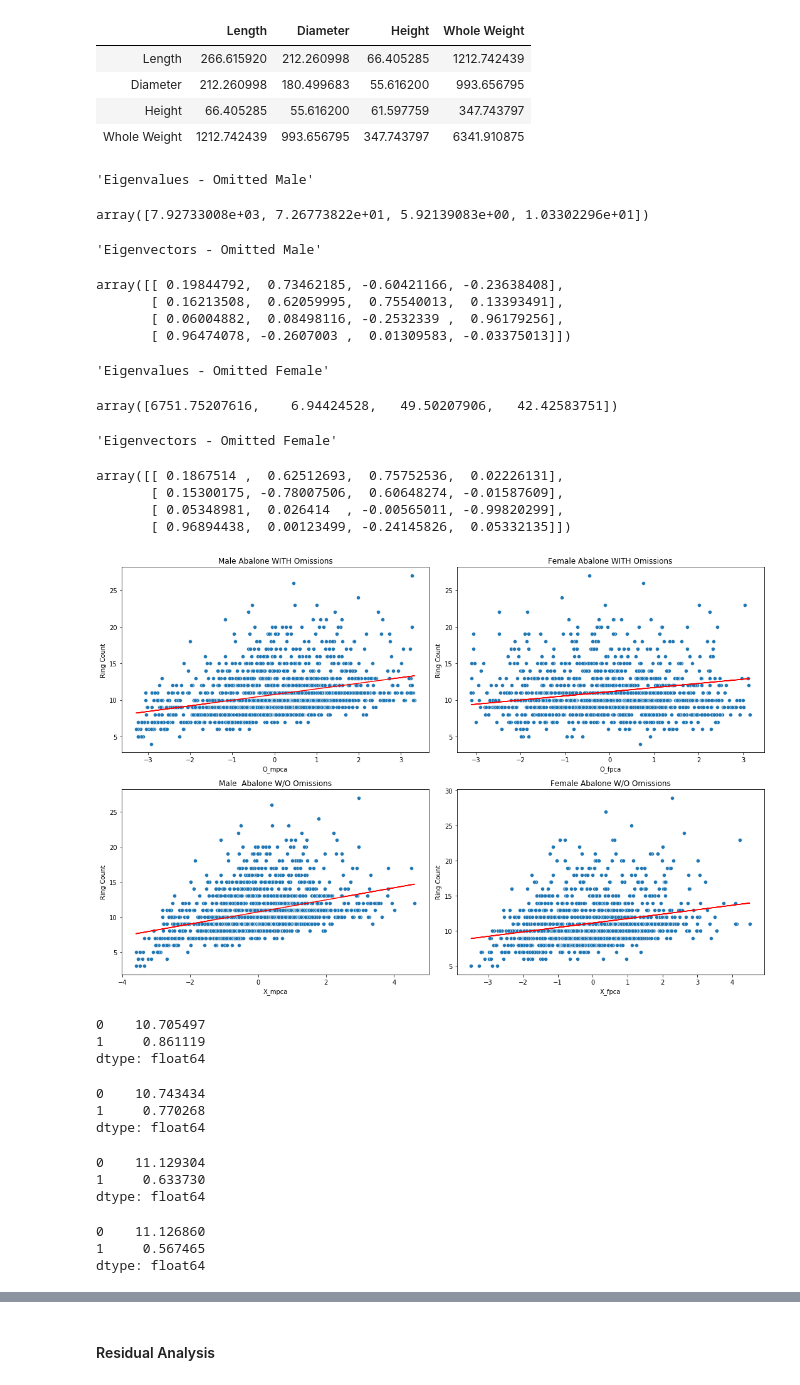
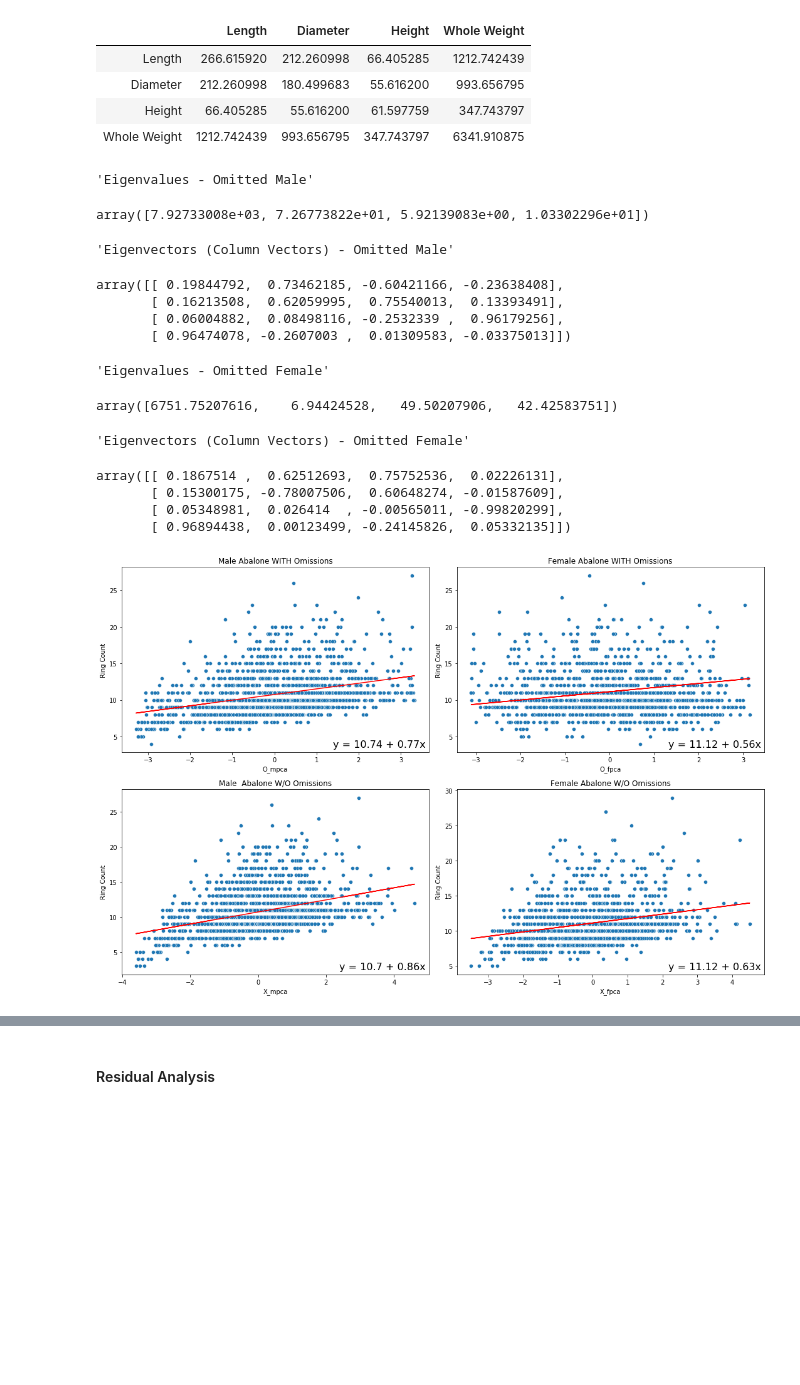
Before and after one commit to thokieu/Abalone-Regression, a Jupyter notebook: Workbook.ipynb, the cells around one changed output, grey strips where cells are left out. Drawn from its saved outputs; the diff is of its cells as text; code cells hidden in the pictures; blank space fills up the shorter version.

```diff
--- a/Workbook.ipynb
+++ b/Workbook.ipynb
@@ -1105,18 +1126,18 @@ O_freg['O_fpca'] = O_fpca.astype(float).to_numpy()
 
 #display(Y_momit)
 
-display("Eigenvalues - Omitted Male", eig_momit.real, "Eigenvectors - Omitted Male", eigv_momit, "Eigenvalues - Omitted Female", eig_fomit.real, "Eigenvectors - Omitted Female", eigv_fomit)
+display("Eigenvalues - Omitted Male", eig_momit.real, "Eigenvectors (Column Vectors) - Omitted Male", eigv_momit, "Eigenvalues - Omitted Female", eig_fomit.real, "Eigenvectors (Column Vectors) - Omitted Female", eigv_fomit)
 # %% [output]
 'Eigenvalues - Omitted Male'
 array([7.92733008e+03, 7.26773822e+01, 5.92139083e+00, 1.03302296e+01])
-'Eigenvectors - Omitted Male'
+'Eigenvectors (Column Vectors) - Omitted Male'
 array([[ 0.19844792,  0.73462185, -0.60421166, -0.23638408],
        [ 0.16213508,  0.62059995,  0.75540013,  0.13393491],
        [ 0.06004882,  0.08498116, -0.2532339 ,  0.96179256],
        [ 0.96474078, -0.2607003 ,  0.01309583, -0.03375013]])
 'Eigenvalues - Omitted Female'
 array([6751.75207616,    6.94424528,   49.50207906,   42.42583751])
-'Eigenvectors - Omitted Female'
+'Eigenvectors (Column Vectors) - Omitted Female'
 array([[ 0.1867514 ,  0.62512693,  0.75752536,  0.02226131],
        [ 0.15300175, -0.78007506,  0.60648274, -0.01587609],
        [ 0.05348981,  0.026414  , -0.00565011, -0.99820299],
@@ -1125,44 +1146,48 @@ array([[ 0.1867514 ,  0.62512693,  0.75752536,  0.02226131],
 beta_hatmomit = la.inv(O_mreg.T @ O_mreg) @ O_mreg.T @ Y_momit
 beta_hatfomit = la.inv(O_freg.T @ O_freg) @ O_freg.T @ Y_fomit
 
 omit_msp = pd.DataFrame(index = O_mreg.index, columns = ['O_mpca','Ring Count'])
 omit_fsp = pd.DataFrame(index = O_freg.index, columns = ['O_fpca','Ring Count'])
 
 omit_msp['O_mpca'] = O_mreg['O_mpca']
 omit_msp['Ring Count'] = Y_momit
 
 omit_fsp['O_fpca'] = O_freg['O_fpca']
 omit_fsp['Ring Count'] = Y_momit
 
 fig, axs = plt.subplots(2, 2, figsize = (15, 10))
 
 sns.scatterplot(data = omit_msp, x = omit_msp['O_mpca'], y = omit_msp['Ring Count'], ax = axs[0, 0]).set_title('Male Abalone WITH Omissions')
 sns.scatterplot(data = omit_fsp, x = omit_fsp['O_fpca'], y = omit_fsp['Ring Count'], ax = axs[0, 1]).set_title('Female Abalone WITH Omissions')
 
 axs[0, 0].plot(O_mreg['O_mpca'], beta_hatmomit[0] + beta_hatmomit[1]*O_mreg['O_mpca'], color = 'r')
 axs[0, 1].plot(O_freg['O_fpca'], beta_hatfomit[0] + beta_hatfomit[1]*O_freg['O_fpca'], color = 'r')
 
 sns.scatterplot(data = red_msp, x = 'X_mpca', y = 'Ring Count', ax = axs[1, 0]).set_title('Male  Abalone W/O Omissions')
 sns.scatterplot(data = red_fsp, x = 'X_fpca', y = 'Ring Count', ax = axs[1, 1]).set_title('Female Abalone W/O Omissions')
 
 axs[1, 0].plot(red_msp['X_mpca'], beta_hatm[0] + beta_hatm[1]*red_msp['X_mpca'], color = 'r')
 axs[1, 1].plot(red_fsp['X_fpca'], beta_hatf[0] + beta_hatf[1]*red_fsp['X_fpca'], color = 'r')
 
+axs[0, 0].annotate('y = 10.74 + 0.77x', xy=(1, 0), xycoords='axes fraction', fontsize=16,
+                xytext=(-5, 5), textcoords='offset points',
+                ha='right', va='bottom')
+
+axs[0, 1].annotate('y = 11.12 + 0.56x', xy=(1, 0), xycoords='axes fraction', fontsize=16,
+                xytext=(-5, 5), textcoords='offset points',
+                ha='right', va='bottom')
+
+axs[1, 0].annotate('y = 10.7 + 0.86x', xy=(1, 0), xycoords='axes fraction', fontsize=16,
+                xytext=(-5, 5), textcoords='offset points',
+                ha='right', va='bottom')
+
+axs[1, 1].annotate('y = 11.12 + 0.63x', xy=(1, 0), xycoords='axes fraction', fontsize=16,
+                xytext=(-5, 5), textcoords='offset points',
+                ha='right', va='bottom')
+
 plt.tight_layout()
 plt.show()
 
-display(beta_hatm, beta_hatmomit, beta_hatf, beta_hatfomit)
+#display(beta_hatm, beta_hatmomit, beta_hatf, beta_hatfomit)
 # %% [output]
-[figure, old version]
+[figure, new version]
-0    10.705497
-1     0.861119
-dtype: float64
-0    10.743434
-1     0.770268
-dtype: float64
-0    11.129304
-1     0.633730
-dtype: float64
-0    11.126860
-1     0.567465
-dtype: float64
```
Also changed, not shown: parts of 9 cells of this notebook.
